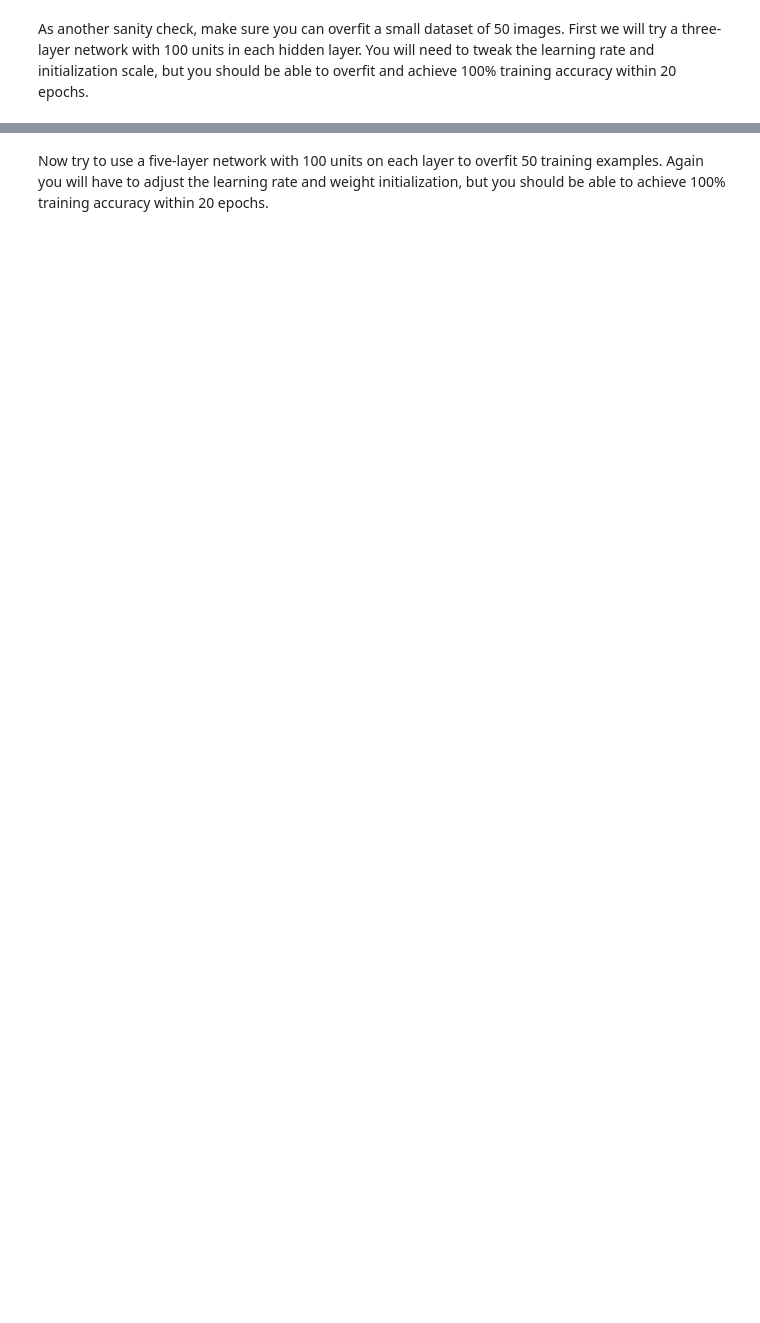
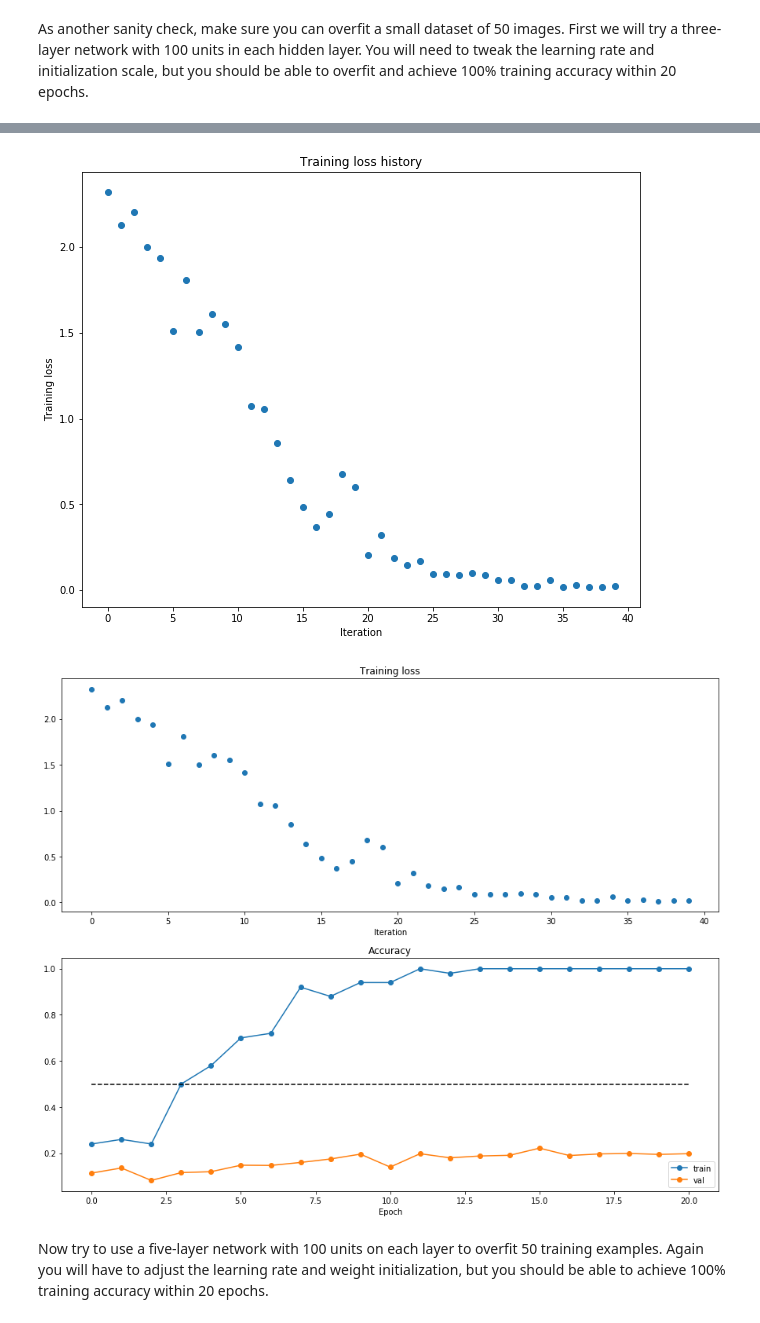
Before and after one commit to JavisDaDa/Statistical-ML, a Jupyter notebook: hw5/FullyConnectedNets.ipynb, the cells around one changed output, grey strips where cells are left out. Saved outputs shown, nothing was run; the diff lists cells and outputs as text; code cells hidden in the pictures; blank space fills up the shorter version.

```diff
--- a/hw5/FullyConnectedNets.ipynb
+++ b/hw5/FullyConnectedNets.ipynb
@@ -352,7 +430,7 @@ small_data = {
 }
 
 weight_scale = 1e-2
-learning_rate = 1e-4
+learning_rate = 1e-2
 model = FullyConnectedNet([100, 100],
               weight_scale=weight_scale, dtype=np.float64)
 solver = Solver(model, small_data,
@@ -384,3 +462,4 @@ plt.xlabel('Epoch')
 plt.legend(loc='lower right')
 plt.gcf().set_size_inches(15, 12)
 plt.show()
+# %% [output]
@@ -387,3 +483,5 @@ plt.show()
+[figure, added]
+[figure, added]
 # %% [markdown]
 Now try to use a five-layer network with 100 units on each layer to overfit 50 training examples. Again you will have to adjust the learning rate and weight initialization, but you should be able to achieve 100% training accuracy within 20 epochs.
 # %%
```
Also changed, not shown: parts of 20 cells of this notebook, 4 other files.
